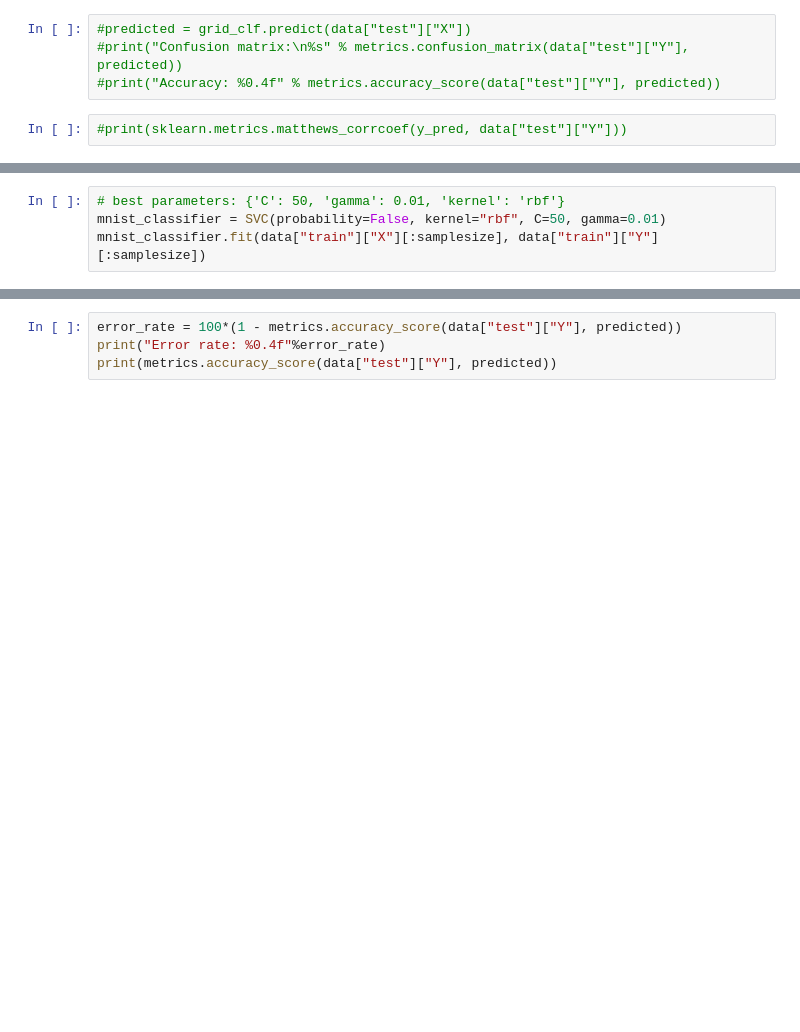
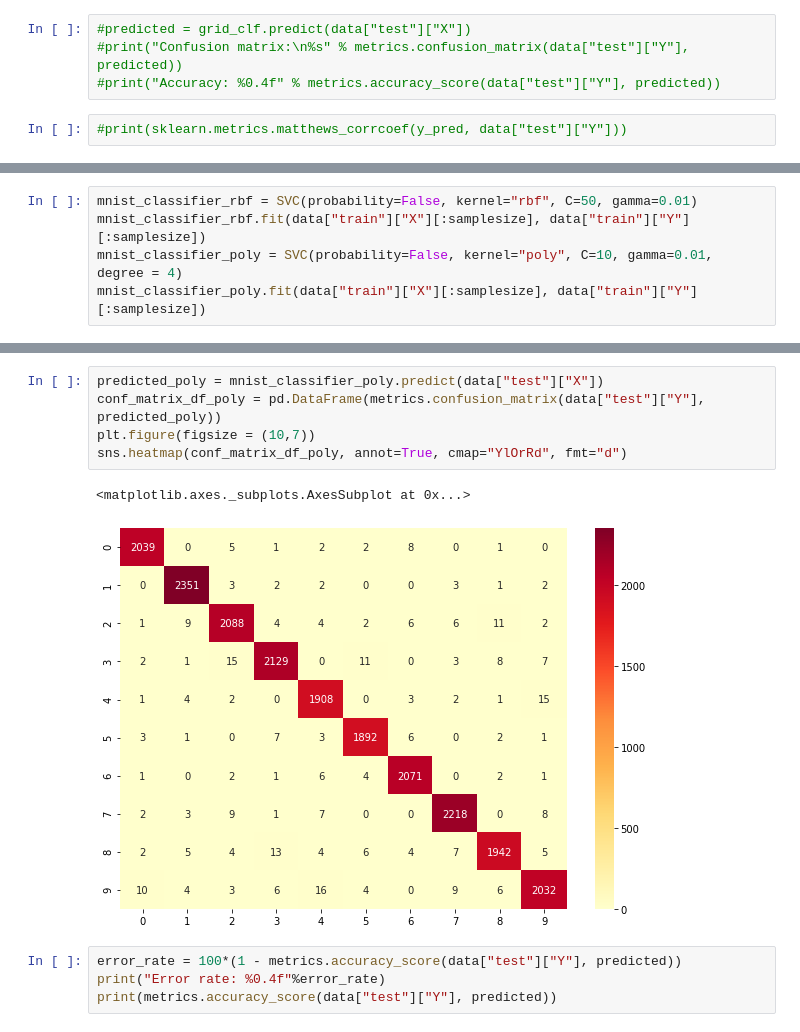
Before and after one commit to matteobolner/AML_Basic, a Jupyter notebook: AML.ipynb, the cells around one changed output, grey strips where cells are left out. Cells and saved outputs as stored; diff of their text form; blank space fills up the shorter version.

```diff
--- a/AML.ipynb
+++ b/AML.ipynb
@@ -242,5 +204,6 @@ for mean, std, params in zip(means, stds, grid_clf.cv_results_['params']):
 # %%
-# best parameters: {'C': 50, 'gamma': 0.01, 'kernel': 'rbf'}
-mnist_classifier = SVC(probability=False, kernel="rbf", C=50, gamma=0.01)
-mnist_classifier.fit(data["train"]["X"][:samplesize], data["train"]["Y"][:samplesize])
+mnist_classifier_rbf = SVC(probability=False, kernel="rbf", C=50, gamma=0.01)
+mnist_classifier_rbf.fit(data["train"]["X"][:samplesize], data["train"]["Y"][:samplesize])
+mnist_classifier_poly = SVC(probability=False, kernel="poly", C=10, gamma=0.01, degree = 4)
+mnist_classifier_poly.fit(data["train"]["X"][:samplesize], data["train"]["Y"][:samplesize])
 # %% [output]
@@ -256,6 +219,14 @@ sns.heatmap(df_cm, annot=True, cmap="YlOrRd", fmt="d")
 # %% [output]
 <matplotlib.axes._subplots.AxesSubplot at 0x...>
 [figure]
+# %%
+predicted_poly = mnist_classifier_poly.predict(data["test"]["X"])
+conf_matrix_df_poly = pd.DataFrame(metrics.confusion_matrix(data["test"]["Y"], predicted_poly))
+plt.figure(figsize = (10,7))
+sns.heatmap(conf_matrix_df_poly, annot=True, cmap="YlOrRd", fmt="d")
+# %% [output]
+<matplotlib.axes._subplots.AxesSubplot at 0x...>
+[figure, added]
 # %%
 error_rate = 100*(1 - metrics.accuracy_score(data["test"]["Y"], predicted))
 print("Error rate: %0.4f"%error_rate)
```
Also changed, not shown: parts of 7 cells of this notebook.
